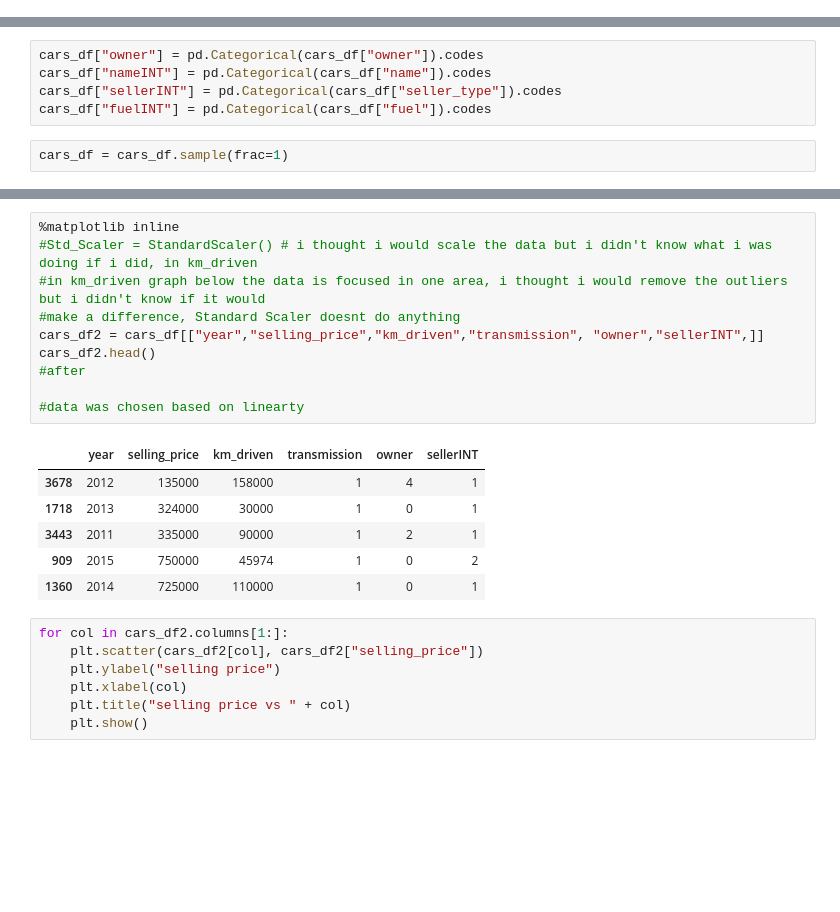
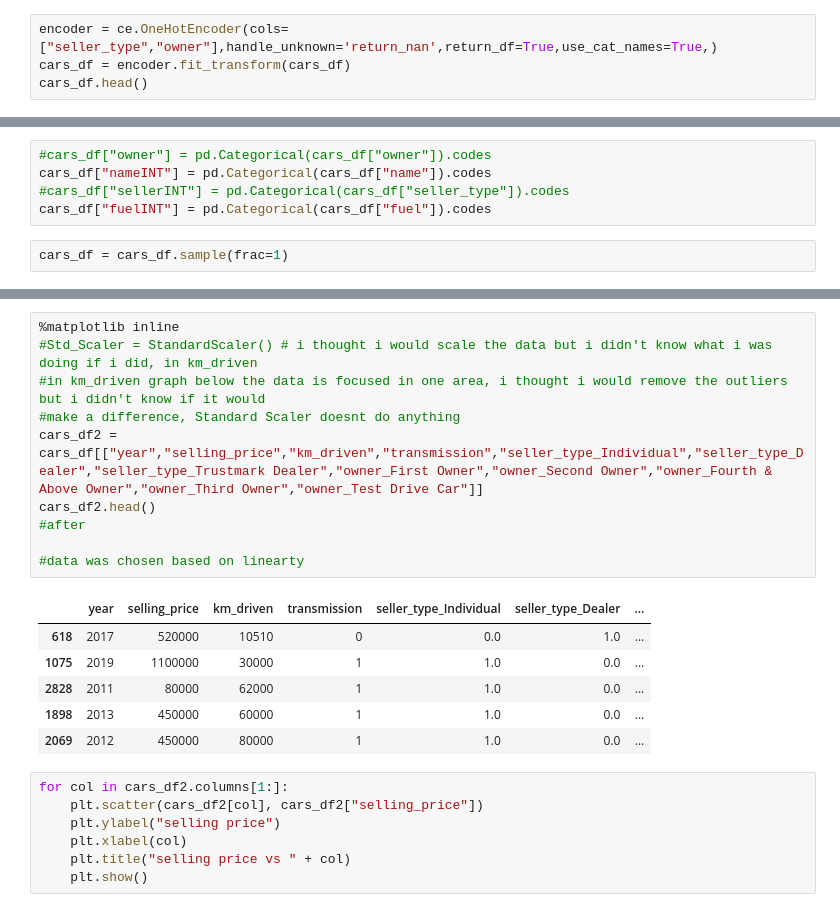
Before and after one commit to ahmmadh/fcc-ml2, a Jupyter notebook: fcc_ml.ipynb, the cells around one changed output, grey strips where cells are left out. Drawn from its saved outputs; the diff is of its cells as text; blank space fills up the shorter version.

```diff
--- a/fcc_ml.ipynb
+++ b/fcc_ml.ipynb
@@ -163,3 +173,7 @@ cars_df =pd.read_csv("car.csv") # https://www.kaggle.com/datasets/nehalbirla/veh
 # %%
 #preprocessing
 cars_df["transmission"] = (cars_df["transmission"]=="Manual").astype(int)
+# %%
+encoder = ce.OneHotEncoder(cols=["seller_type","owner"],handle_unknown='return_nan',return_df=True,use_cat_names=True,)
+cars_df = encoder.fit_transform(cars_df)
+cars_df.head()
@@ -166,7 +187,7 @@ cars_df["transmission"] = (cars_df["transmission"]=="Manual").astype(int)
 # %%
-cars_df["owner"] = pd.Categorical(cars_df["owner"]).codes
+#cars_df["owner"] = pd.Categorical(cars_df["owner"]).codes
 cars_df["nameINT"] = pd.Categorical(cars_df["name"]).codes
-cars_df["sellerINT"] = pd.Categorical(cars_df["seller_type"]).codes
+#cars_df["sellerINT"] = pd.Categorical(cars_df["seller_type"]).codes
 cars_df["fuelINT"] = pd.Categorical(cars_df["fuel"]).codes
 # %%
 cars_df = cars_df.sample(frac=1)
@@ -183,20 +204,20 @@ cars_df.head()
 # %%
 %matplotlib inline
 #Std_Scaler = StandardScaler() # i thought i would scale the data but i didn't know what i was doing if i did, in km_driven
 #in km_driven graph below the data is focused in one area, i thought i would remove the outliers but i didn't know if it would
 #make a difference, Standard Scaler doesnt do anything
-cars_df2 = cars_df[["year","selling_price","km_driven","transmission", "owner","sellerINT",]]
+cars_df2 = cars_df[["year","selling_price","km_driven","transmission","seller_type_Individual","seller_type_Dealer","seller_type_Trustmark Dealer","owner_First Owner","owner_Second Owner","owner_Fourth & Above Owner","owner_Third Owner","owner_Test Drive Car"]]
 cars_df2.head()
 #after
 
 #data was chosen based on linearty
 # %% [output]
-|  | year | selling_price | km_driven | transmission | owner | sellerINT |
-| 3678 | 2012 | 135000 | 158000 | 1 | 4 | 1 |
-| 1718 | 2013 | 324000 | 30000 | 1 | 0 | 1 |
-| 3443 | 2011 | 335000 | 90000 | 1 | 2 | 1 |
-| 909 | 2015 | 750000 | 45974 | 1 | 0 | 2 |
-| 1360 | 2014 | 725000 | 110000 | 1 | 0 | 1 |
+|  | year | selling_price | km_driven | transmission | seller_type_Individual | seller_type_Dealer | ... |
+| 618 | 2017 | 520000 | 10510 | 0 | 0.0 | 1.0 | ... |
+| 1075 | 2019 | 1100000 | 30000 | 1 | 1.0 | 0.0 | ... |
+| 2828 | 2011 | 80000 | 62000 | 1 | 1.0 | 0.0 | ... |
+| 1898 | 2013 | 450000 | 60000 | 1 | 1.0 | 0.0 | ... |
+| 2069 | 2012 | 450000 | 80000 | 1 | 1.0 | 0.0 | ... |
 # %%
 for col in cars_df2.columns[1:]:
     plt.scatter(cars_df2[col], cars_df2["selling_price"])
```
Also changed, not shown: parts of 7 cells of this notebook.
